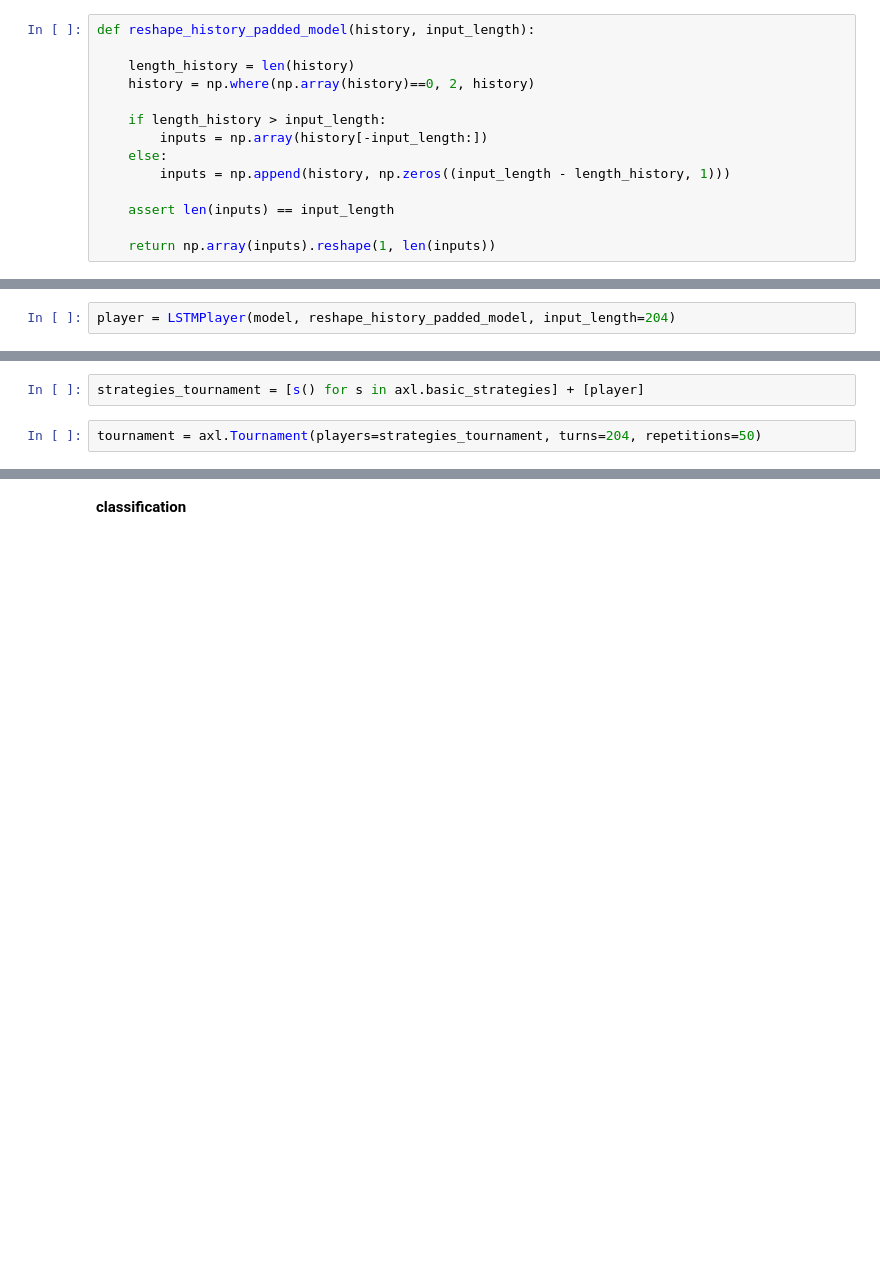
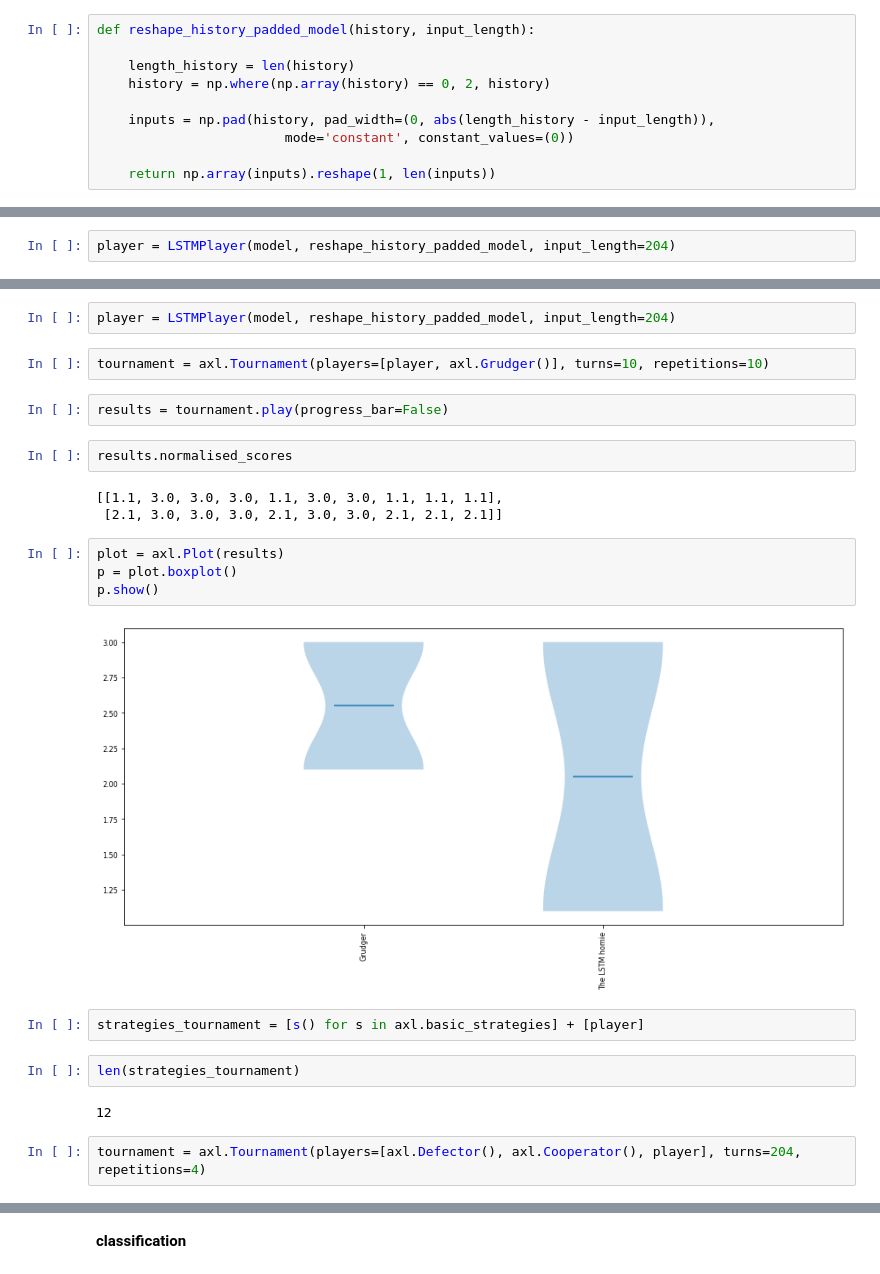
Before and after one commit to Nikoleta-v3/Training-IPD-strategies-with-RNN, a Jupyter notebook: Validation of RNN in basic tournament.ipynb, the cells around one changed output, grey strips where cells are left out. Cells and saved outputs as stored; diff of their text form; blank space fills up the shorter version.

```diff
--- a/Validation of RNN in basic tournament.ipynb
+++ b/Validation of RNN in basic tournament.ipynb
@@ -84,14 +92,10 @@ class LSTMPlayer(axl.Player):
 def reshape_history_padded_model(history, input_length):
 
     length_history = len(history)
-    history = np.where(np.array(history)==0, 2, history)
+    history = np.where(np.array(history) == 0, 2, history)
 
-    if length_history > input_length:
-        inputs = np.array(history[-input_length:])
-    else:
-        inputs = np.append(history, np.zeros((input_length - length_history, 1)))
-
-    assert len(inputs) == input_length
+    inputs = np.pad(history, pad_width=(0, abs(length_history - input_length)),
+                        mode='constant', constant_values=(0))
 
     return np.array(inputs).reshape(1, len(inputs))
 # %% [markdown]
@@ -125,6 +151,27 @@ match.result
+# %%
+player = LSTMPlayer(model, reshape_history_padded_model, input_length=204)
+# %%
+tournament = axl.Tournament(players=[player, axl.Grudger()], turns=10, repetitions=10)
+# %%
+results = tournament.play(progress_bar=False)
+# %%
+results.normalised_scores
+# %% [output]
+[[1.1, 3.0, 3.0, 3.0, 1.1, 3.0, 3.0, 1.1, 1.1, 1.1],
+ [2.1, 3.0, 3.0, 3.0, 2.1, 3.0, 3.0, 2.1, 2.1, 2.1]]
+# %%
+plot = axl.Plot(results)
+p = plot.boxplot()
+p.show()
+# %% [output]
+[figure, added]
 # %%
 strategies_tournament = [s() for s in axl.basic_strategies] + [player]
+# %%
+len(strategies_tournament)
+# %% [output]
+12
 # %%
-tournament = axl.Tournament(players=strategies_tournament, turns=204, repetitions=50)
+tournament = axl.Tournament(players=[axl.Defector(), axl.Cooperator(), player], turns=204, repetitions=4)
 # %%
 results = tournament.play(progress_bar=False)
```
Also changed, not shown: parts of 19 cells of this notebook, 13 other files.
